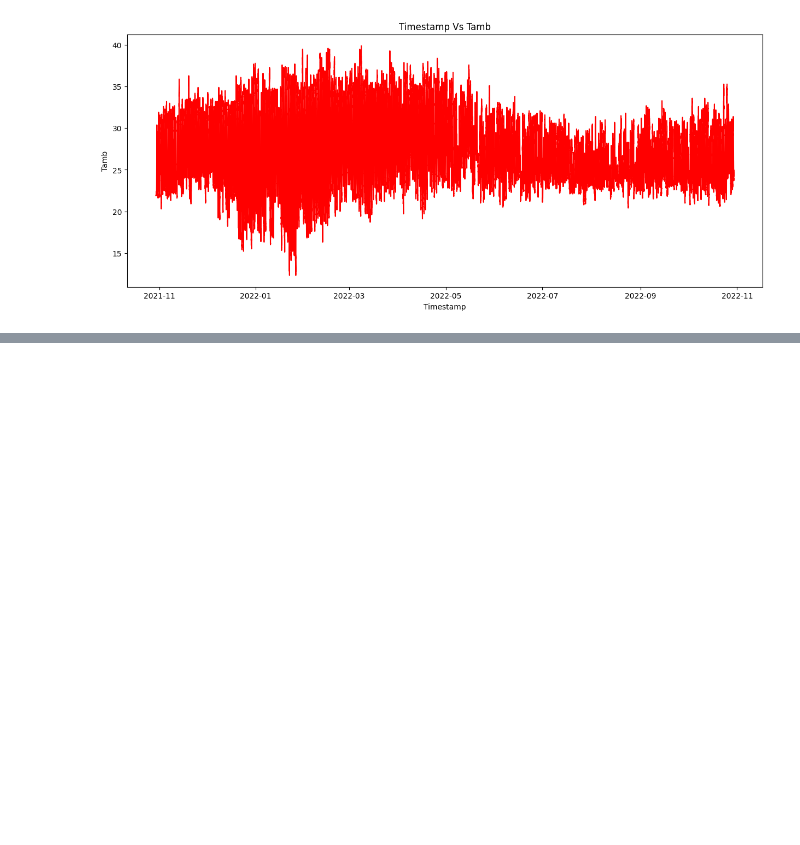
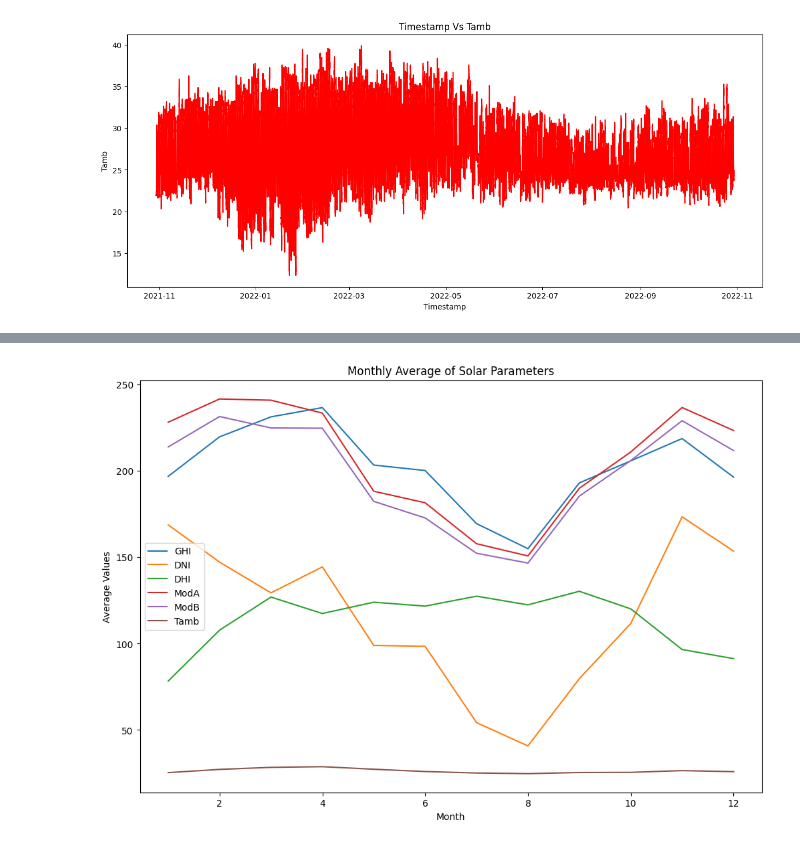
Before and after one commit to Kidist-c/solar-challenge-week1, a Jupyter notebook: notebooks/sierraleone-eda.ipynb, the cells around one changed output, grey strips where cells are left out. Saved outputs shown, nothing was run; the diff lists cells and outputs as text; code cells hidden in the pictures; blank space fills up the shorter version.

```diff
--- a/notebooks/sierraleone-eda.ipynb
+++ b/notebooks/sierraleone-eda.ipynb
@@ -192,3 +192,9 @@ plt.ylabel('Tamb')
 plt.show()
 # %% [output]
 [figure]
+# %%
+# observe  patterns in months
+sierra_cp['Month']=sierra_cp.index.month # extract month from timestamp
+# compute monthly average for numeric columns
+monthly_avg=sierra_cp.groupby('Month')[num_cols].mean()
+monthly_avg
@@ -194,0 +216,9 @@ plt.show()
+# %%
+# show monthly pattens plots
+monthly_avg.plot(figsize=(12,8))
+plt.title('Monthly Average of Solar Parameters')
+plt.xlabel('Month')
+plt.ylabel('Average Values')
+plt.show()
+# %% [output]
+[figure, added]
```
Also changed, not shown: parts of 15 cells of this notebook.
